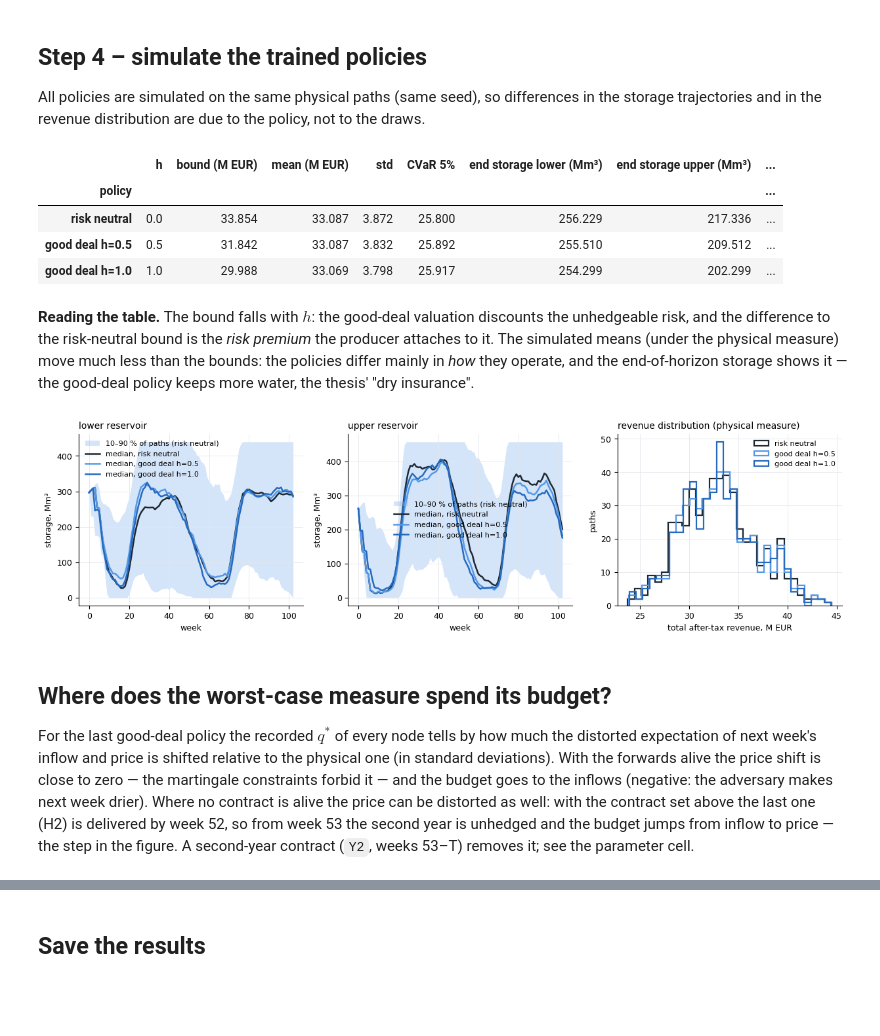
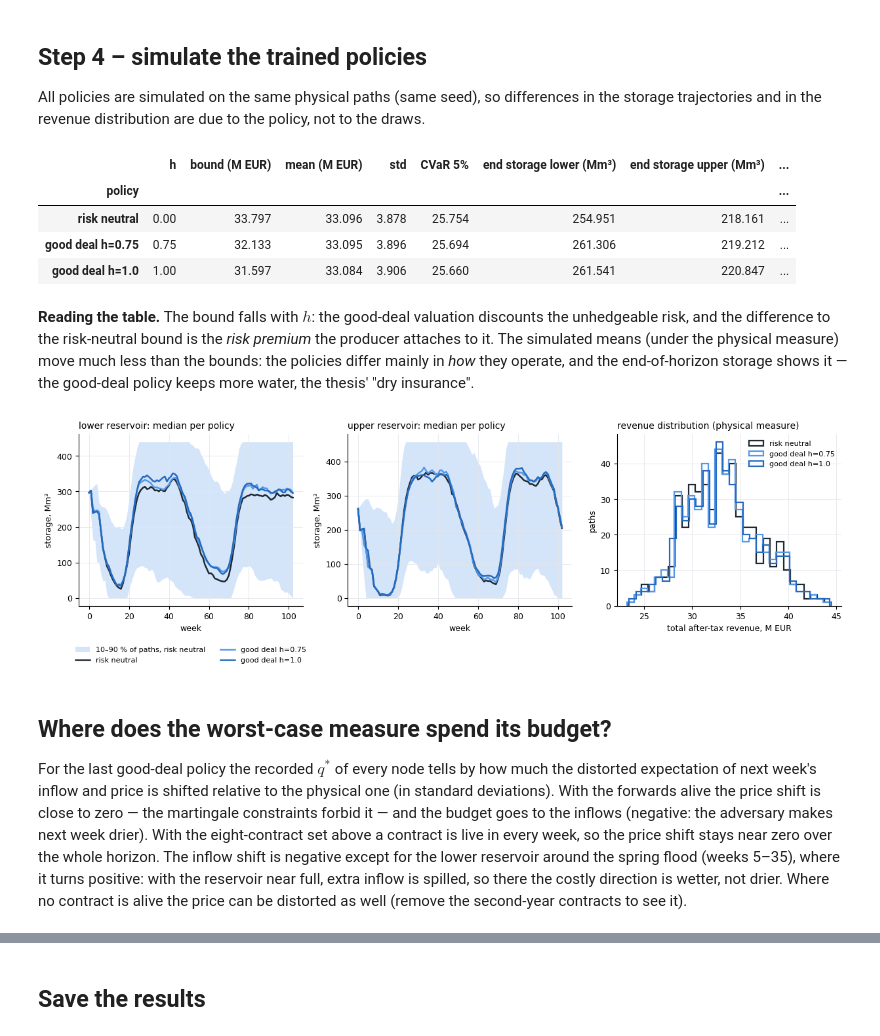
Before and after one commit to Sigzter/gdsddp-public, a Jupyter notebook: notebooks/04_run_gdsddp.ipynb, the cells around one changed output, grey strips where cells are left out. Cells and saved outputs as stored; diff of their text form; code cells hidden in the pictures; blank space fills up the shorter version.

Commit message:
Notebook 4 on the eight-contract case; plain README; drop cluster scripts; legend fixes

```diff
--- a/notebooks/04_run_gdsddp.ipynb
+++ b/notebooks/04_run_gdsddp.ipynb
@@ -39,13 +39,13 @@ from gdsddp.simulate import simulate, revenue_summary
 # %% [markdown]
 ## Parameters
 # %%
-RUN_NAME = "full_notebook"             # results go to results/<RUN_NAME>/
+RUN_NAME = "full_8c"              # results go to results/<RUN_NAME>/
 T = 102                        # weeks in the planning horizon (the thesis uses 104)
 START_WEEK = 1                # calendar week of stage 0
 K = 200                        # lattice states per week
 N_LATTICE_PATHS = 30000        # simulated paths the lattice is built from
-H_VALUES = [0.5, 1.0]         # annual Sharpe bounds of the good-deal policies (0 = risk neutral, run always)
-SDDP_ITERATIONS = 40          # maximum SDDP iterations per policy
+H_VALUES = [0.75, 1.0]         # annual Sharpe bounds of the good-deal policies (0 = risk neutral, run always)
+SDDP_ITERATIONS = 50          # maximum SDDP iterations per policy
 SDDP_TOL = 1e-4               # stop when the bound moves less than this (relative) ...
 SDDP_WINDOW = 10              # ... over this many iterations
 N_SIM_PATHS = 500             # simulated paths per policy
@@ -76,12 +76,12 @@ cascade = Cascade(upper=Reservoir("Namsvatn", s_max=458, s_init=261.5, x_max=74.
 econ = Economics(rf_annual=0.03, tau_C=0.22, tau_R=0.45)
 
 # --- forward contracts: delivery weeks are stage numbers 1..T. A contract is "live" (and imposes a martingale
-# constraint on q*) from week 0 until its delivery ends, so with this set
-#     weeks  0-26 : Q2 and H2 live   weeks 27-52 : only H2 live   weeks 53-T : NO contract live
-# Over the first year the price is hedgeable and the good-deal budget goes to inflow; from week 53 the price is
-# unhedged and the worst-case measure tilts it as well (visible as the jump in the distortion figure at the end).
-# Add Contract("Y2", 53, T) to hedge the second year too (the thesis' 2-contract set is H2 + Y2).
-contracts = [Contract("Q2", 14, 26), Contract("H2", 27, 52)]
+# constraint on q*) from week 0 until its delivery ends. This set (the thesis' 8-contract case) keeps at least one
+# contract live in every week of the two years, so the price is hedgeable over the whole horizon and the good-deal
+# budget falls on inflow throughout. With fewer contracts (e.g. only Q2 and H2) the second year is unhedged and the
+# worst-case measure tilts the price there as well.
+contracts = [Contract("Feb", 5, 8), Contract("Mar", 9, 13), Contract("Apr", 14, 17), Contract("Q2", 14, 26),
+             Contract("Q3", 27, 39), Contract("Q4", 40, 52), Contract("Q1y2", 53, 65), Contract("Y2", 53, 102)]
 
 print(price); print(f"inflow model fitted on {inflow.n_years} years; price–inflow innovation correlation {coupling:+.2f}")
 print(f"weekly discount factor beta = {econ.beta:.5f}, tax on revenue tau = {econ.tau:.2f}")
@@ -185,9 +176,9 @@ table.round(3)
 # %% [output]
 |  | h | bound (M EUR) | mean (M EUR) | std | CVaR 5% | end storage lower (Mm³) | end storage upper (Mm³) | ... |
 | policy |  |  |  |  |  |  |  | ... |
-| risk neutral | 0.0 | 33.854 | 33.087 | 3.872 | 25.800 | 256.229 | 217.336 | ... |
-| good deal h=0.5 | 0.5 | 31.842 | 33.087 | 3.832 | 25.892 | 255.510 | 209.512 | ... |
-| good deal h=1.0 | 1.0 | 29.988 | 33.069 | 3.798 | 25.917 | 254.299 | 202.299 | ... |
+| risk neutral | 0.00 | 33.797 | 33.096 | 3.878 | 25.754 | 254.951 | 218.161 | ... |
+| good deal h=0.75 | 0.75 | 32.133 | 33.095 | 3.896 | 25.694 | 261.306 | 219.212 | ... |
+| good deal h=1.0 | 1.00 | 31.597 | 33.084 | 3.906 | 25.660 | 261.541 | 220.847 | ... |
 # %% [markdown]
 **Reading the table.** The bound falls with $h$: the good-deal valuation discounts the unhedgeable risk, and the
 difference to the risk-neutral bound is the *risk premium* the producer attaches to it. The simulated means (under the
@@ -196,20 +187,18 @@ storage shows it — the good-deal policy keeps more water, the thesis' "dry ins
 # %%
 fig, axes = plt.subplots(1, 3, figsize=(15, 3.4))
 plots.storage_fan(sims, which=1, label="lower", ax=axes[0])
-plots.storage_fan(sims, which=0, label="upper", ax=axes[1])
+plots.storage_fan(sims, which=0, label="upper", ax=axes[1], legend=False)
 plots.revenue_hist(sims, ax=axes[2])
 fig.savefig(OUT / "fig_storage_revenue.png", dpi=130, bbox_inches="tight")
 # %% [output]
-[figure, old version]
+[figure, new version]
 # %% [markdown]
 ## Where does the worst-case measure spend its budget?
 
 For the last good-deal policy the recorded $q^*$ of every node tells by how much the distorted expectation of next
 week's inflow and price is shifted relative to the physical one (in standard deviations). With the forwards alive the
 price shift is close to zero — the martingale constraints forbid it — and the budget goes to the inflows (negative:
-the adversary makes next week drier). Where no contract is alive the price can be distorted as well: with the contract set above the last one (H2) is
-delivered by week 52, so from week 53 the second year is unhedged and the budget jumps from inflow to price — the step
-in the figure. A second-year contract (`Y2`, weeks 53–T) removes it; see the parameter cell.
+the adversary makes next week drier). With the eight-contract set above a contract is live in every week, so the price shift stays near zero over the whole horizon. The inflow shift is negative except for the lower reservoir around the spring flood (weeks 5–35), where it turns positive: with the reservoir near full, extra inflow is spilled, so there the costly direction is wetter, not drier. Where no contract is alive the price can be distorted as well (remove the second-year contracts to see it).
 # %%
 last_gd = policies[f"good deal h={H_VALUES[-1]}"]
 plots.distortion_tilt(last_gd, lattice)
```
Also changed, not shown: parts of 6 cells of this notebook, 16 other files.
